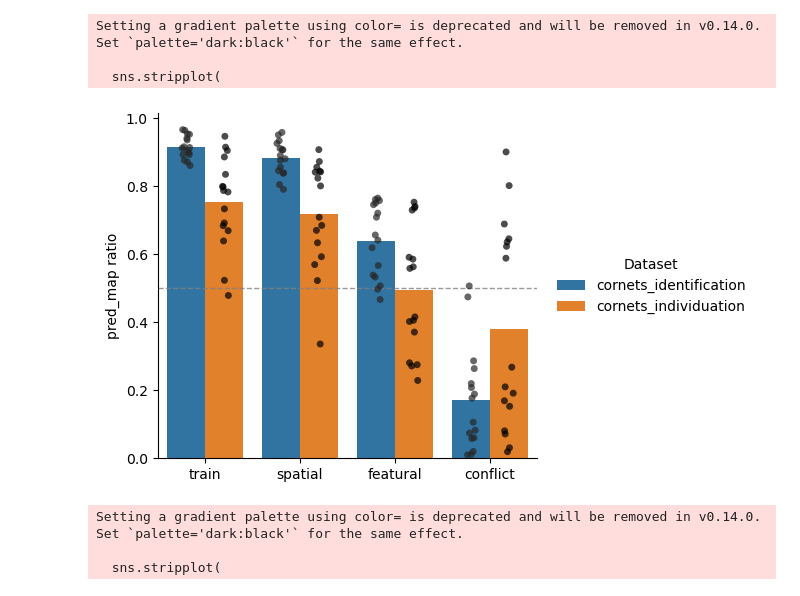
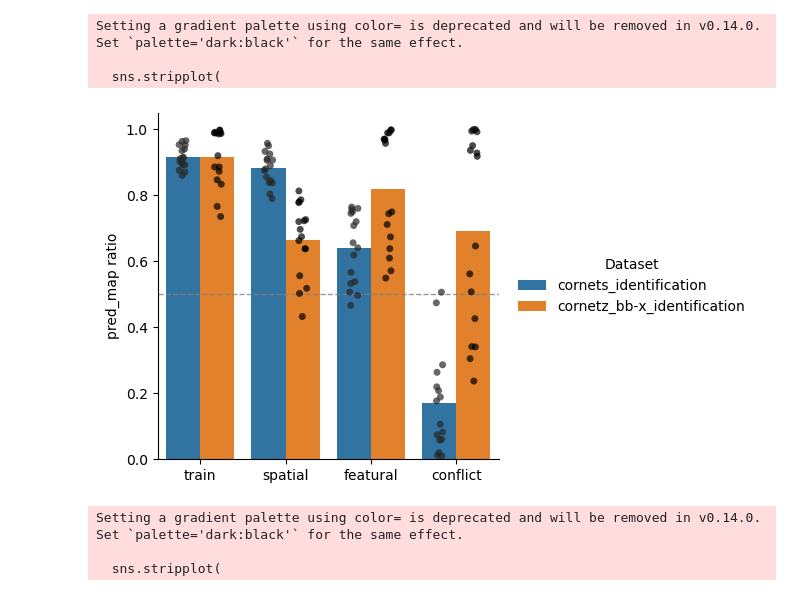
Before and after one commit to oliviamaltz/geogaze_scripts, a Jupyter notebook: pred_map_avg.ipynb, the cells around one changed output. Saved outputs shown, nothing was run; the diff lists cells and outputs as text; code cells hidden in the pictures.

Commit message:
push bbox identification model

```diff
--- a/pred_map_avg.ipynb
+++ b/pred_map_avg.ipynb
@@ -157,7 +157,7 @@ import seaborn as sns
 
 # CONFIG
 CSV_1 = "/zpool/vladlab/active_drive/omaltz/scripts/geogaze/coco_decoder/cornets/results/geogaze_cornets_predictions_identification_pred_avg_ratio.csv"
-CSV_2 = "/zpool/vladlab/active_drive/omaltz/scripts/geogaze/coco_decoder/cornets/results/geogaze_cornets_predictions_individuation_pred_avg_ratio.csv"
+CSV_2 = "/zpool/vladlab/active_drive/omaltz/scripts/geogaze/coco_decoder/cornets_bbox/results/geogaze_model_predictions_identification_bbox_pred_avg_ratio.csv"
 
 COND_ORDER = ["train", "spatial", "featural", "conflict"]
 
@@ -166,7 +166,7 @@ df1 = pd.read_csv(CSV_1)
 df2 = pd.read_csv(CSV_2)
 
 df1["dataset"] = "cornets_identification"
-df2["dataset"] = "cornets_individuation"
+df2["dataset"] = "cornetz_bb-x_identification"
 
 df = pd.concat([df1, df2], ignore_index=True)
 
@@ -233,34 +233,34 @@ ax.axhline(
     linestyle="--",
     linewidth=1,
     color="gray",
     alpha=0.8
 )
 
 
 handles, labels = ax.get_legend_handles_labels()
 n = summary["dataset"].nunique()
 
 ax.legend(
     handles[:n],
     labels[:n],
     title="Dataset",
     frameon=False,
     loc="center left",
     bbox_to_anchor=(1.02, 0.5)   # <-- pushes legend outside
 )
 
 
 ax.set_ylabel("pred_map ratio")
 ax.set_xlabel("")
 sns.despine()
 
 plt.tight_layout(rect=[0, 0, 0.85, 1])  # <-- leaves room for legend
 plt.show()
 # %% [output]
 Setting a gradient palette using color= is deprecated and will be removed in v0.14.0. Set `palette='dark:black'` for the same effect.
 
   sns.stripplot(
-[figure, old version]
+[figure, new version]
 # %%
 import pandas as pd
 import numpy as np
```
Also changed, not shown: parts of 4 cells of this notebook, 4 other files.
